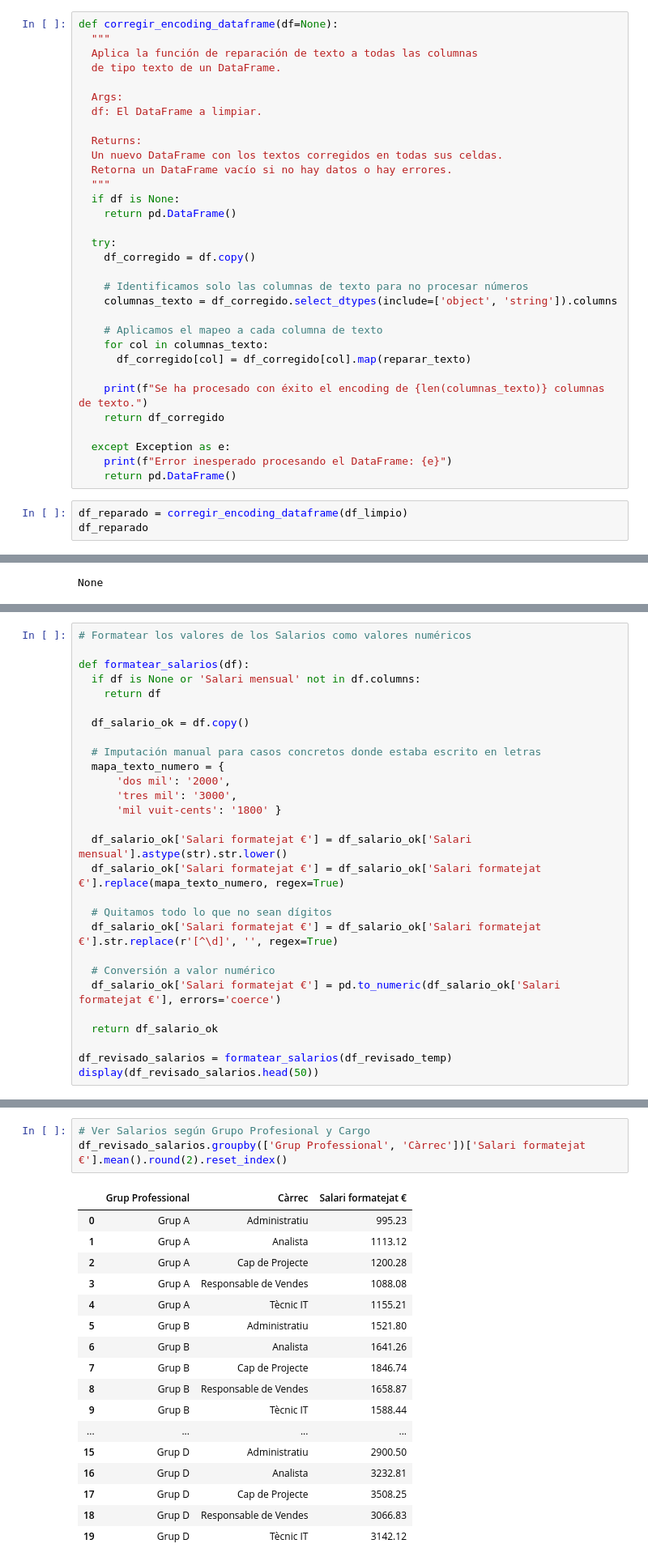
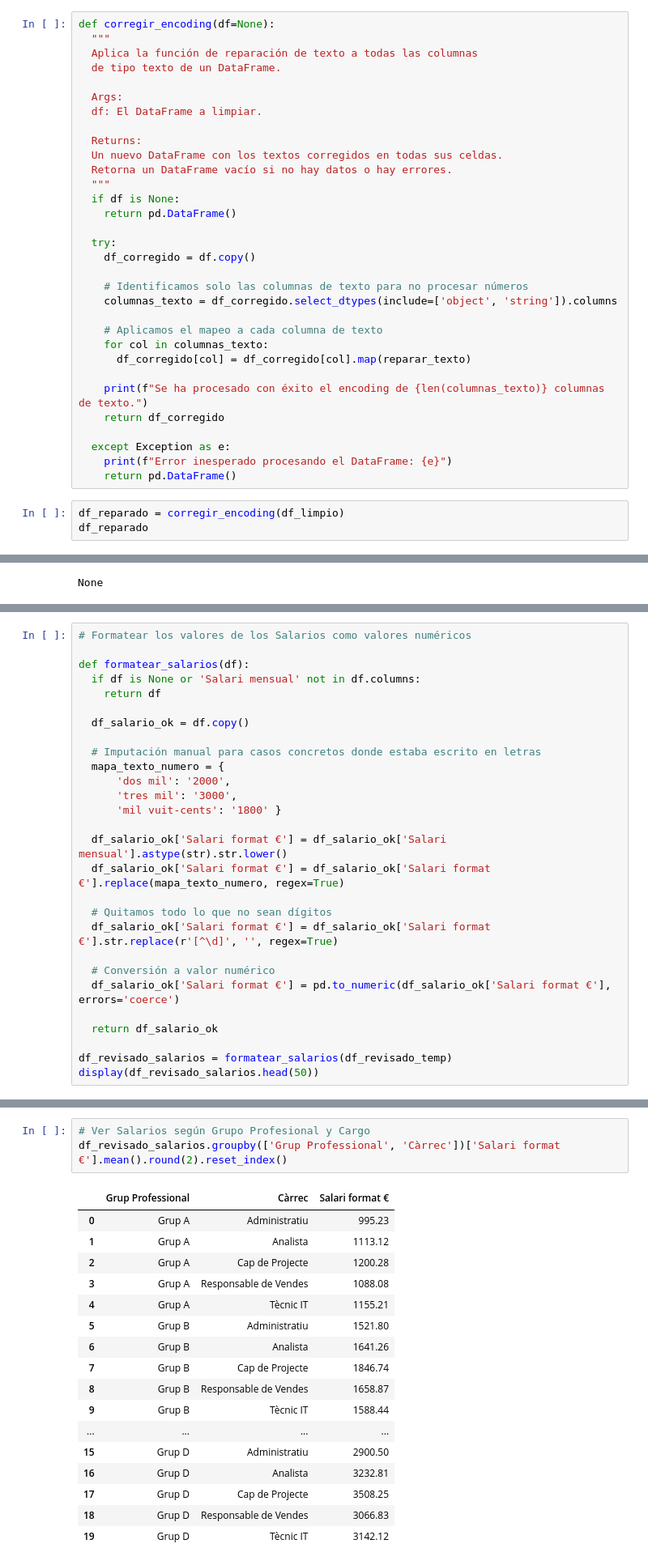
Before and after one commit to jordi-cx/it_academy, a Jupyter notebook: sprint_08_jcx_wip.ipynb, the cells around one changed output, grey strips where cells are left out. Shown at 81% size. Saved outputs shown, nothing was run; the diff lists cells and outputs as text.

```diff
--- a/sprint_08_jcx_wip.ipynb
+++ b/sprint_08_jcx_wip.ipynb
@@ -373,7 +370,7 @@ def reparar_texto(valor=None):
 
   return texto
 # %%
-def corregir_encoding_dataframe(df=None):
+def corregir_encoding(df=None):
   """
   Aplica la función de reparación de texto a todas las columnas
   de tipo texto de un DataFrame.
@@ -405,7 +402,7 @@ def corregir_encoding_dataframe(df=None):
     print(f"Error inesperado procesando el DataFrame: {e}")
     return pd.DataFrame()
 # %%
-df_reparado = corregir_encoding_dataframe(df_limpio)
+df_reparado = corregir_encoding(df_limpio)
 df_reparado
 # %% [output]
 Se ha procesado con éxito el encoding de 12 columnas de texto.
@@ -1111,14 +1110,14 @@ def formatear_salarios(df):
       'tres mil': '3000',
       'mil vuit-cents': '1800' }
 
-  df_salario_ok['Salari formatejat €'] = df_salario_ok['Salari mensual'].astype(str).str.lower()
-  df_salario_ok['Salari formatejat €'] = df_salario_ok['Salari formatejat €'].replace(mapa_texto_numero, regex=True)
+  df_salario_ok['Salari format €'] = df_salario_ok['Salari mensual'].astype(str).str.lower()
+  df_salario_ok['Salari format €'] = df_salario_ok['Salari format €'].replace(mapa_texto_numero, regex=True)
 
   # Quitamos todo lo que no sean dígitos
-  df_salario_ok['Salari formatejat €'] = df_salario_ok['Salari formatejat €'].str.replace(r'[^\d]', '', regex=True)
+  df_salario_ok['Salari format €'] = df_salario_ok['Salari format €'].str.replace(r'[^\d]', '', regex=True)
 
   # Conversión a valor numérico
-  df_salario_ok['Salari formatejat €'] = pd.to_numeric(df_salario_ok['Salari formatejat €'], errors='coerce')
+  df_salario_ok['Salari format €'] = pd.to_numeric(df_salario_ok['Salari format €'], errors='coerce')
 
   return df_salario_ok
 
@@ -1165,9 +1164,9 @@ display(df_revisado_salarios[filtro_salarios_nulos])
 | 254 | Zoé | Thomas Dubois | 89260394J | França | Marseille | 13 | 8 | ... |
 # %%
 # Ver Salarios según Grupo Profesional y Cargo
-df_revisado_salarios.groupby(['Grup Professional', 'Càrrec'])['Salari formatejat €'].mean().round(2).reset_index()
+df_revisado_salarios.groupby(['Grup Professional', 'Càrrec'])['Salari format €'].mean().round(2).reset_index()
 # %% [output]
-|  | Grup Professional | Càrrec | Salari formatejat € |
+|  | Grup Professional | Càrrec | Salari format € |
 | 0 | Grup A | Administratiu | 995.23 |
 | 1 | Grup A | Analista | 1113.12 |
 | 2 | Grup A | Cap de Projecte | 1200.28 |
```
Also changed, not shown: parts of 16 cells of this notebook.
